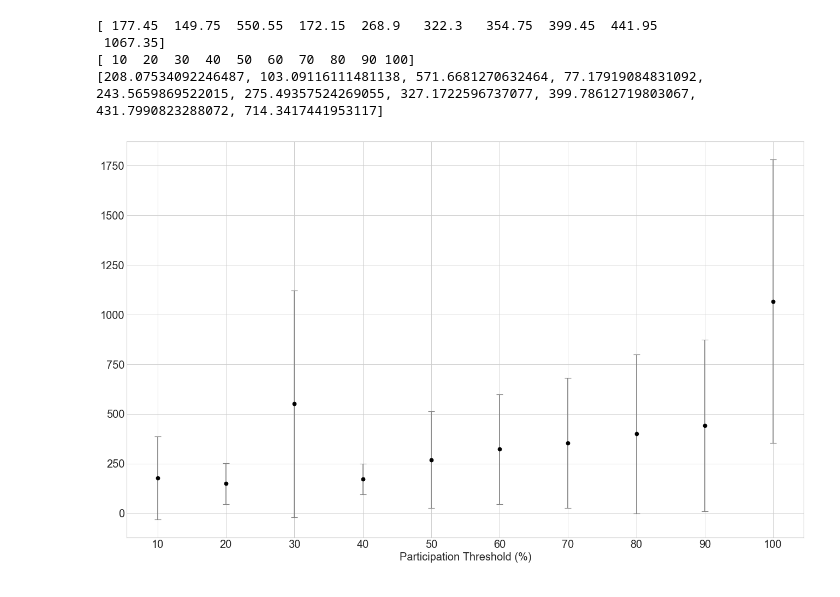
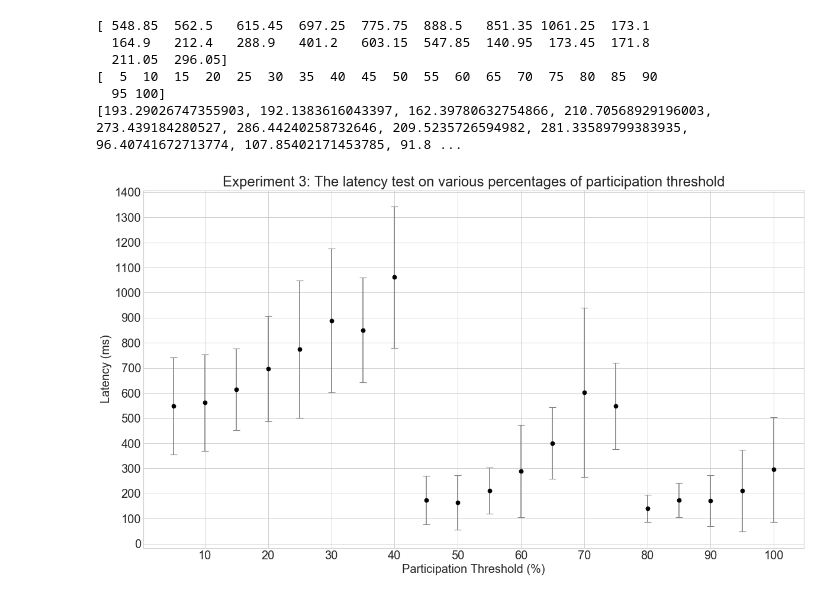
Before and after one commit to Turing-Space/Practical-Decentralized-Oracle, a Jupyter notebook: plotting/plotnew.ipynb, the cells around one changed output. Saved outputs shown, nothing was run; the diff lists cells and outputs as text; code cells hidden in the pictures.

```diff
--- a/plotting/plotnew.ipynb
+++ b/plotting/plotnew.ipynb
@@ -22,8 +22,9 @@ def getFirstRowOfCsv(file_name):
 ### Global Variables
 y = []
 err = []
-fileRE = '../experiments/Exp3-local-ganache-done/Exp3-local-*.csv'
-preChar = 26 + 11 + 13
+fileRE = '../experiments/Exp3-aws-ganache-done/Exp3-aws3-*.csv'
+# fileRE = '../experiments/Exp1-aws-ganache-done/Exp1-aws2-*.csv'
+preChar = 26 + 11 + 10
 postChar = 4
 # %%
 ### Main Execution
@@ -38,19 +56,25 @@ for file_name in getListOfFiles(fileRE,preChar,postChar):
 # %%
-x = np.arange(10,101,10)
+x = np.arange(5,101,5)
+# x = np.arange(10,101,10)
 y = np.asarray(y)
 print(y)
 print(x)
 print(err)
 
-plt.figure(num=None, figsize=(20, 12), dpi=80, facecolor='w', edgecolor='k')
+plt.figure(num=None, figsize=(18, 10), dpi=80, facecolor='w', edgecolor='k')
 plt.rcParams.update({'font.size': 18})
 plt.xticks(np.arange(0, 110, step=10))
-plt.yticks(np.arange(0, 2000, step=250))
+plt.yticks(np.arange(0, 1500, step=100))
 plt.xlabel("Participation Threshold (%)")
+# plt.xlabel("Number of voters (Clients)")
+plt.ylabel("Latency (ms)")
+plt.title("Experiment 3: The latency test on various percentages of participation threshold")
 plt.errorbar(x, y, err, fmt="ok", capsize=5, ecolor="grey");
 # %% [output]
-[ 177.45  149.75  550.55  172.15  268.9   322.3   354.75  399.45  441.95
- 1067.35]
-[ 10  20  30  40  50  60  70  80  90 100]
-[208.07534092246487, 103.09116111481138, 571.6681270632464, 77.17919084831092, 243.5659869522015, 275.49357524269055, 327.1722596737077, 399.78612719803067, 431.7990823288072, 714.3417441953117]
+[ 548.85  562.5   615.45  697.25  775.75  888.5   851.35 1061.25  173.1
+  164.9   212.4   288.9   401.2   603.15  547.85  140.95  173.45  171.8
+  211.05  296.05]
+[  5  10  15  20  25  30  35  40  45  50  55  60  65  70  75  80  85  90
+  95 100]
+[193.29026747355903, 192.1383616043397, 162.39780632754866, 210.70568929196003, 273.439184280527, 286.44240258732646, 209.5235726594982, 281.33589799383935, 96.40741672713774, 107.85402171453785, 91.8 ...
-[figure, old version]
+[figure, new version]
```
Also changed, not shown: parts of 1 cell of this notebook, 14 other files.
